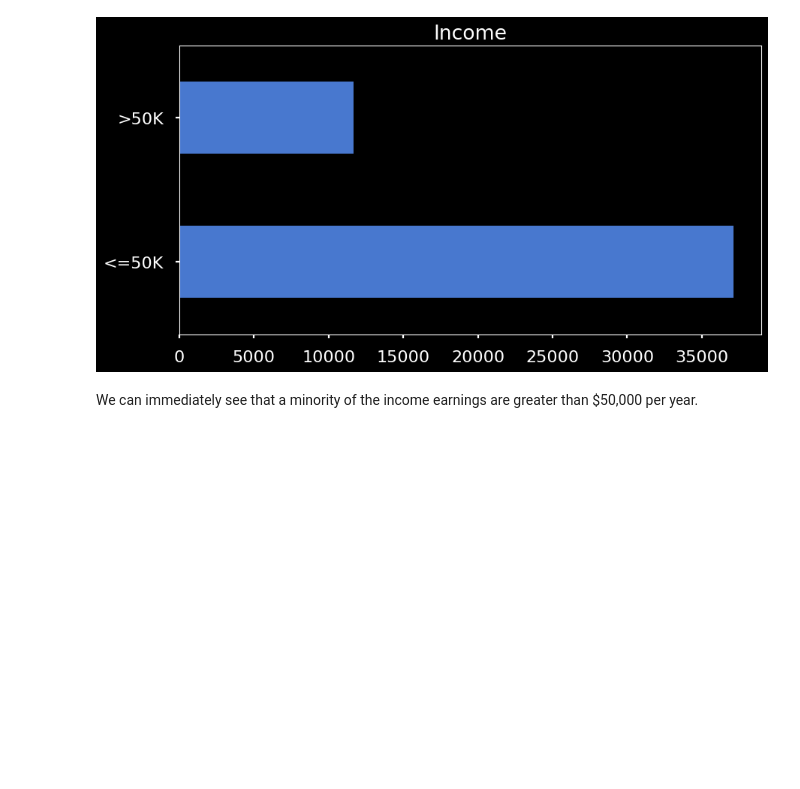
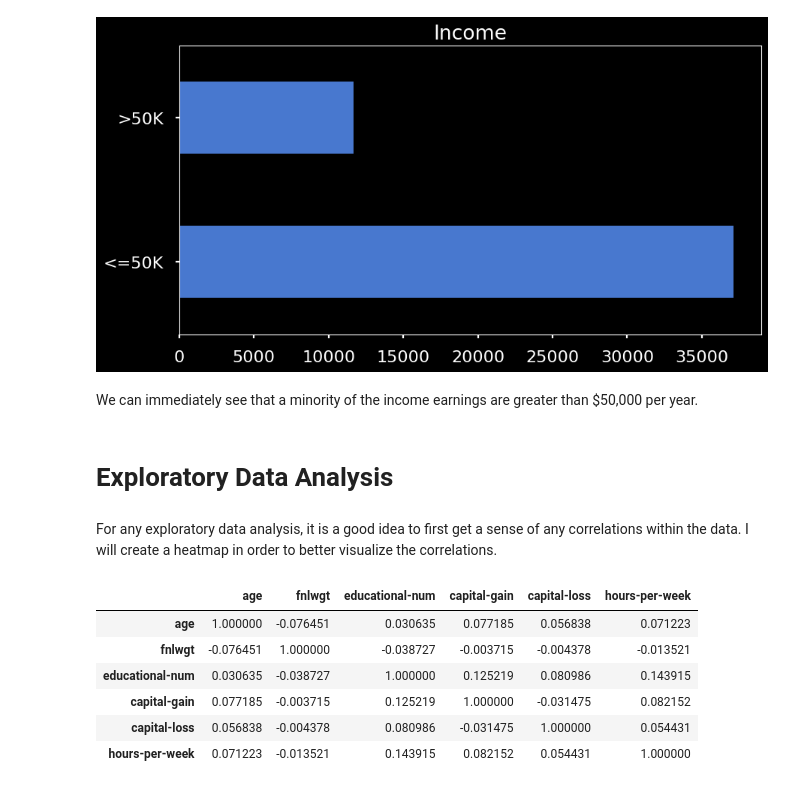
Before and after one commit to JamisonHunter/Adult-Income-Prediction, a Jupyter notebook: adult_income_prediction_j_hunter.ipynb, the cells around one changed output. Drawn from its saved outputs; the diff is of its cells as text; code cells hidden in the pictures; blank space fills up the shorter version.

```diff
--- a/adult_income_prediction_j_hunter.ipynb
+++ b/adult_income_prediction_j_hunter.ipynb
@@ -273,3 +273,19 @@ Text(0.5, 1.0, 'Income')
 [figure]
 # %% [markdown]
 We can immediately see that a minority of the income earnings are greater than $50,000 per year.
+# %% [markdown]
+# Exploratory Data Analysis
+# %% [markdown]
+For any exploratory data analysis, it is a good idea to first get a sense of any correlations within the data. I will create a heatmap in order to better visualize the correlations.
+# %%
+# checking for correlations numerically
+corr = df.corr()
+df.corr()
+# %% [output]
+|  | age | fnlwgt | educational-num | capital-gain | capital-loss | hours-per-week |
+| age | 1.000000 | -0.076451 | 0.030635 | 0.077185 | 0.056838 | 0.071223 |
+| fnlwgt | -0.076451 | 1.000000 | -0.038727 | -0.003715 | -0.004378 | -0.013521 |
+| educational-num | 0.030635 | -0.038727 | 1.000000 | 0.125219 | 0.080986 | 0.143915 |
+| capital-gain | 0.077185 | -0.003715 | 0.125219 | 1.000000 | -0.031475 | 0.082152 |
+| capital-loss | 0.056838 | -0.004378 | 0.080986 | -0.031475 | 1.000000 | 0.054431 |
+| hours-per-week | 0.071223 | -0.013521 | 0.143915 | 0.082152 | 0.054431 | 1.000000 |
```
Also changed, not shown: parts of 6 cells of this notebook.
